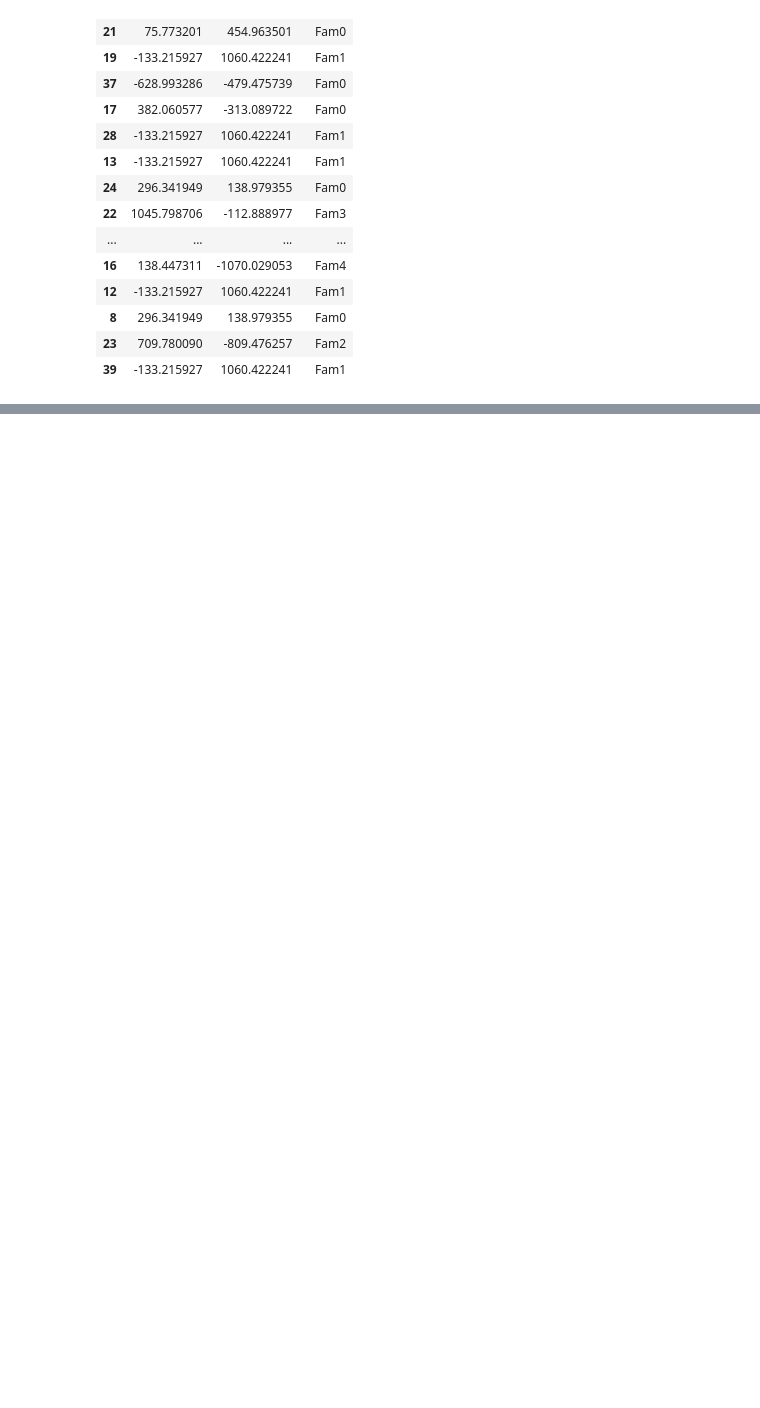
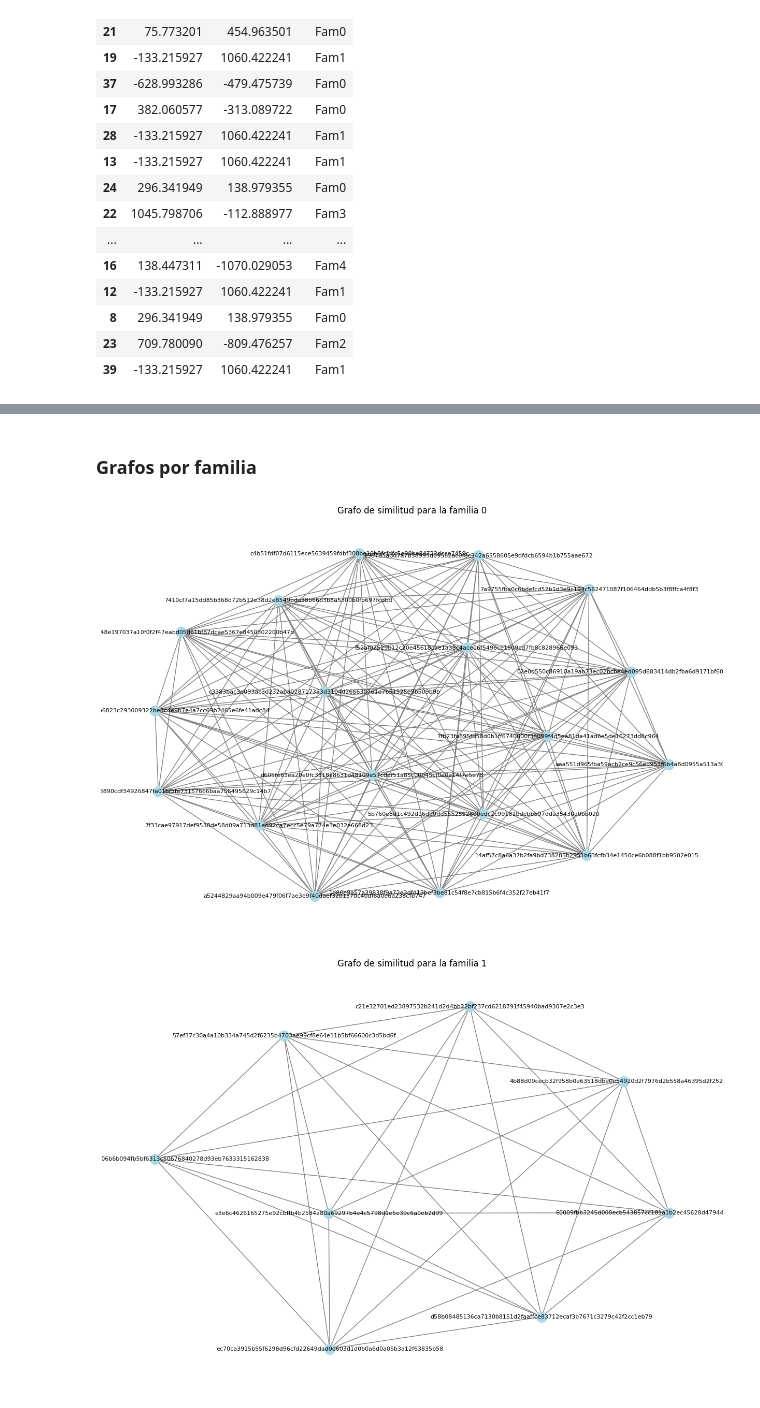
Before and after one commit to mvrcentes/Security_Data_Science, a Jupyter notebook: lab_malware_families.ipynb, the cells around one changed output, grey strips where cells are left out. Drawn from its saved outputs; the diff is of its cells as text; code cells hidden in the pictures; blank space fills up the shorter version.

```diff
--- a/lab_malware_families.ipynb
+++ b/lab_malware_families.ipynb
@@ -517,0 +624,2 @@ display.display(df_tsne_display)
+# %% [markdown]
+### Grafos por familia
@@ -517,0 +637,46 @@ display.display(df_tsne_display)
+# %%
+
+# Función para calcular la similitud coseno entre dos vectores de embeddings
+def calculate_cosine_similarity(embedding1, embedding2):
+    return cosine_similarity([embedding1], [embedding2])[0][0]
+
+# Función para construir un grafo de similitudes por familia usando los embeddings
+def build_graph_by_family(df_family, threshold=0.8):
+    G = nx.Graph()
+
+    # Comparar cada par de malwares en la familia
+    for i, row1 in df_family.iterrows():
+        for j, row2 in df_family.iterrows():
+            if i >= j:
+                continue
+            # Calcular la similitud coseno entre los embeddings
+            embedding1 = np.array(eval(row1['Embeddings']))  # Convertir el string de la lista en un array
+            embedding2 = np.array(eval(row2['Embeddings']))
+            sim = calculate_cosine_similarity(embedding1, embedding2)
+
+            # Si la similitud es mayor o igual que el umbral, agregar una arista entre los nodos
+            if sim >= threshold:
+                G.add_edge(row1['SHA256'], row2['SHA256'], weight=sim)
+
+    return G
+# %%
+# Crear un grafo por familia
+graphs_by_family = {}
+for family in df_merged['Family'].unique():
+    df_family = df_merged[df_merged['Family'] == family]
+    graphs_by_family[family] = build_graph_by_family(df_family, threshold=0.8)
+
+# Función para visualizar los grafos con un layout adecuado
+def draw_graph_with_layout(graph, title):
+    pos = nx.spring_layout(graph, k=0.1, iterations=50)
+    plt.figure(figsize=(12, 8))
+    nx.draw(graph, pos, with_labels=True, node_size=200, font_size=8, node_color='lightblue', edge_color='gray')
+    plt.title(title)
+    plt.show()
+
+# Visualizar los grafos por familia
+for family, graph in graphs_by_family.items():
+    draw_graph_with_layout(graph, f"Grafo de similitud para la familia {family}")
+# %% [output]
+[figure, added]
+[figure, added]
```
Also changed, not shown: parts of 8 cells of this notebook.
